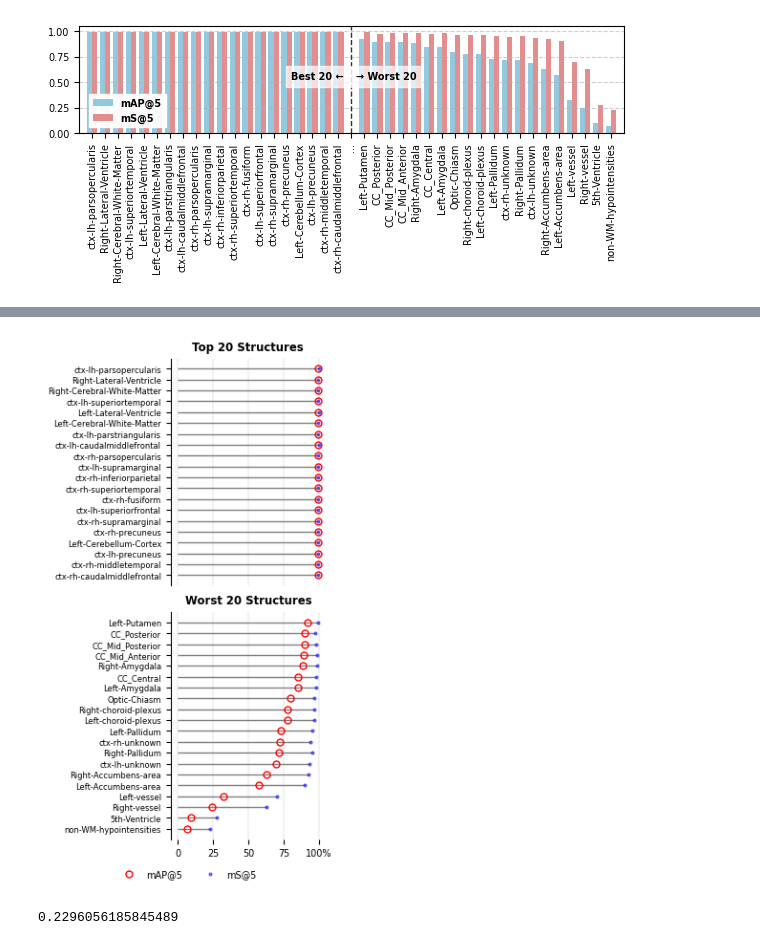
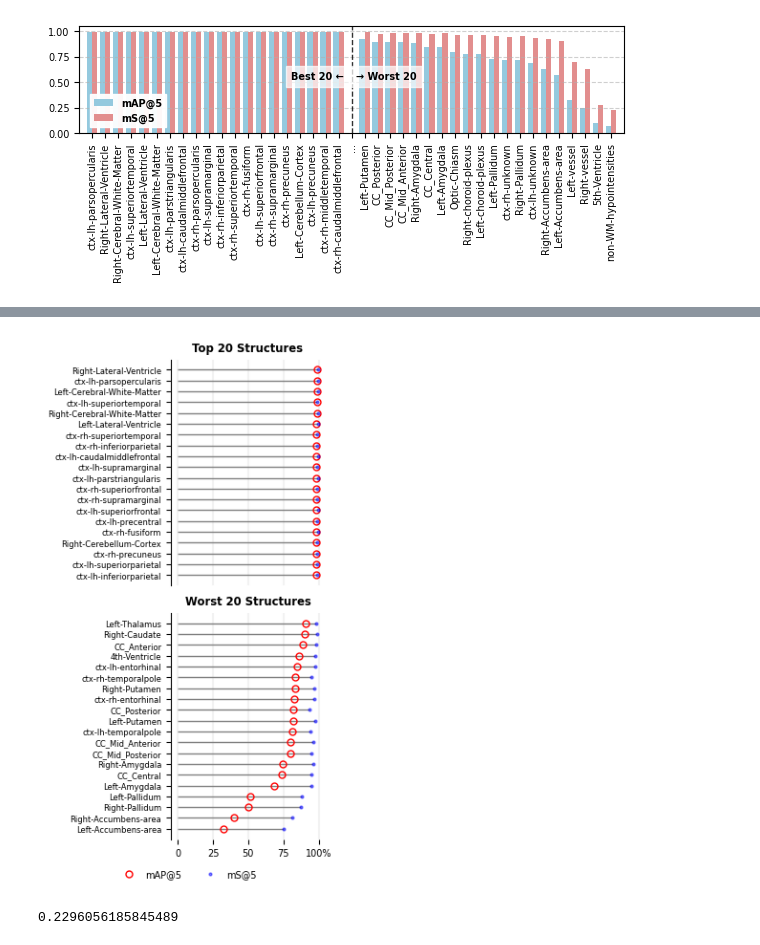
Before and after one commit to minnelab/NeuroCBIR, a Jupyter notebook: dev/notebooks/figures.ipynb, the cells around one changed output, grey strips where cells are left out. Cells and saved outputs as stored; diff of their text form; code cells hidden in the pictures.

Commit message:
chore: Update figures and notebook paths
- Updated path to figures
- Updated notebook path
- Updated binary file

```diff
--- a/dev/notebooks/figures.ipynb
+++ b/dev/notebooks/figures.ipynb
@@ -194,10 +211,21 @@ plt.rcParams.update({'font.size': 7})
 with open("data/results/region_brain/eval_cl32/metrics.json", "r") as f:
     metrics = json.load(f)
 
+# Load data/labels.csv
+labels_df = pd.read_csv("data/labels.csv")
+
+# keep only structures in metrics that are labels_df.Use == 1
+labels_df = labels_df[labels_df["Use"] == 1]
+metrics = {k: v for k, v in metrics.items() if k in labels_df["LabelName"].values}
+
 # Extract top_5 metrics
 results = []
 for structure, vals in metrics.items():
-    top5 = vals["standard"]["top_5"]
+    top5 = vals["bias"]["top_5"]["partition"][0]
+    partition = top5["partition"]
+    if partition == "train":
+        raise ValueError("Training partition found in evaluation metrics.")
+        continue
     results.append({
         "structure": structure,
         "mAP": top5["mAP@k"],
@@ -255,35 +283,35 @@ def plot_panel(ax, df, title):
     ax.set_title(title, fontweight="bold")
 
 # Top panel
 plot_panel(axes[0], df_top, f"Top {only_show_top} Structures")
 
 # Bottom panel
 plot_panel(axes[1], df_bottom, f"Worst {only_show_top} Structures")
 
 # X-axis settings
 axes[1].set_xticks([0, 25, 50, 75, 100])
 axes[1].set_xticklabels(["0", "25", "50", "75", "100%"])
 axes[0].xaxis.set_ticks_position('none')
 # axes[1].xaxis.set_ticks_position('none')
 # axes[1].set_xlabel("Score (%)")
 
 # Clean up spines
 for ax in axes:
     ax.spines["top"].set_visible(False)
     ax.spines["right"].set_visible(False)
     ax.spines["bottom"].set_visible(False)
 
 # Legend (single, outside)
 handles, labels = axes[0].get_legend_handles_labels()
 fig.legend(handles[-2:], labels[-2:],
            loc="lower center", bbox_to_anchor=(0.5, 0.016),
            ncol=2, frameon=False)
 
 plt.tight_layout(rect=[0, 0.05, 1, 1])
-plt.savefig("figures/top_20_structures.pdf", format="pdf", bbox_inches="tight", pad_inches=0)
+# plt.savefig("figures/top_20_structures.pdf", format="pdf", bbox_inches="tight", pad_inches=0)
 plt.show()
 # %% [output]
-[figure, old version]
+[figure, new version]
 # %%
 np.max([row['mAP'], row['mS']])
 # %% [output]
```
Also changed, not shown: parts of 4 cells of this notebook, 1 other file.
